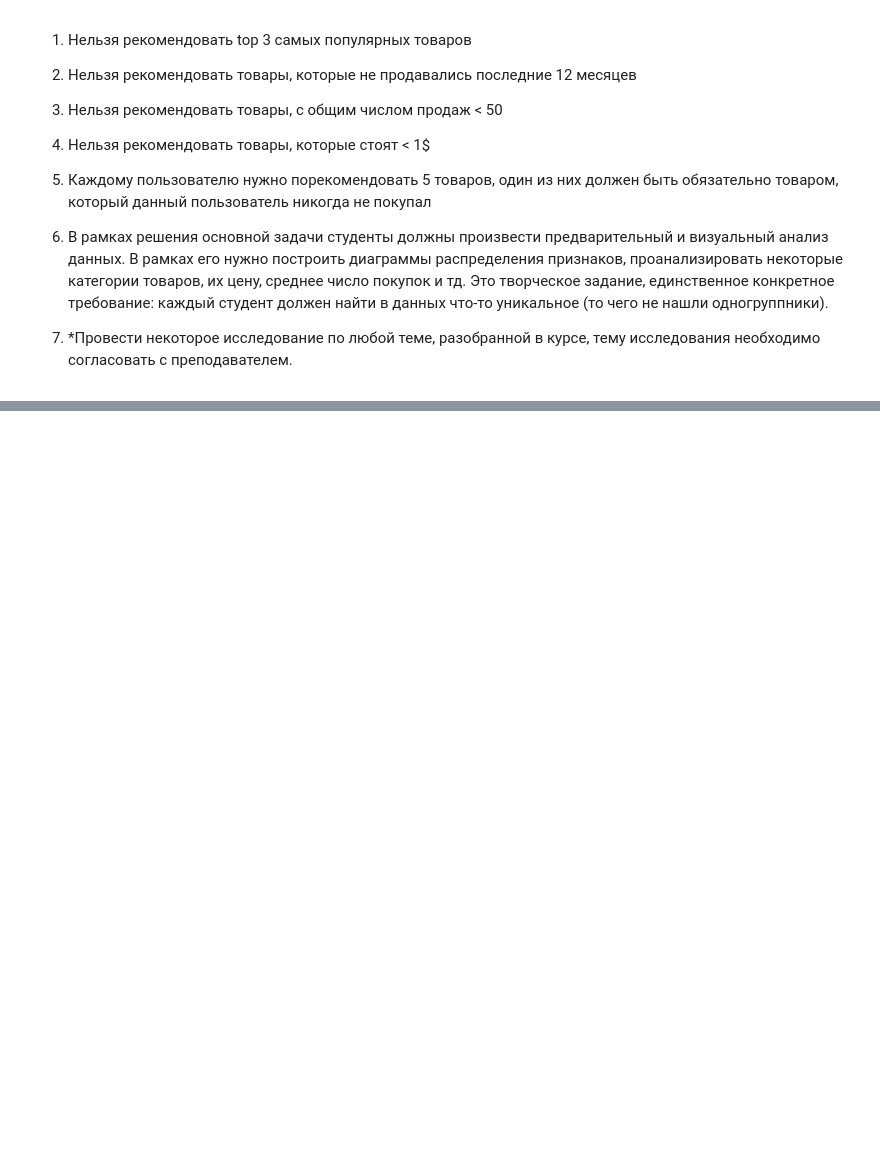
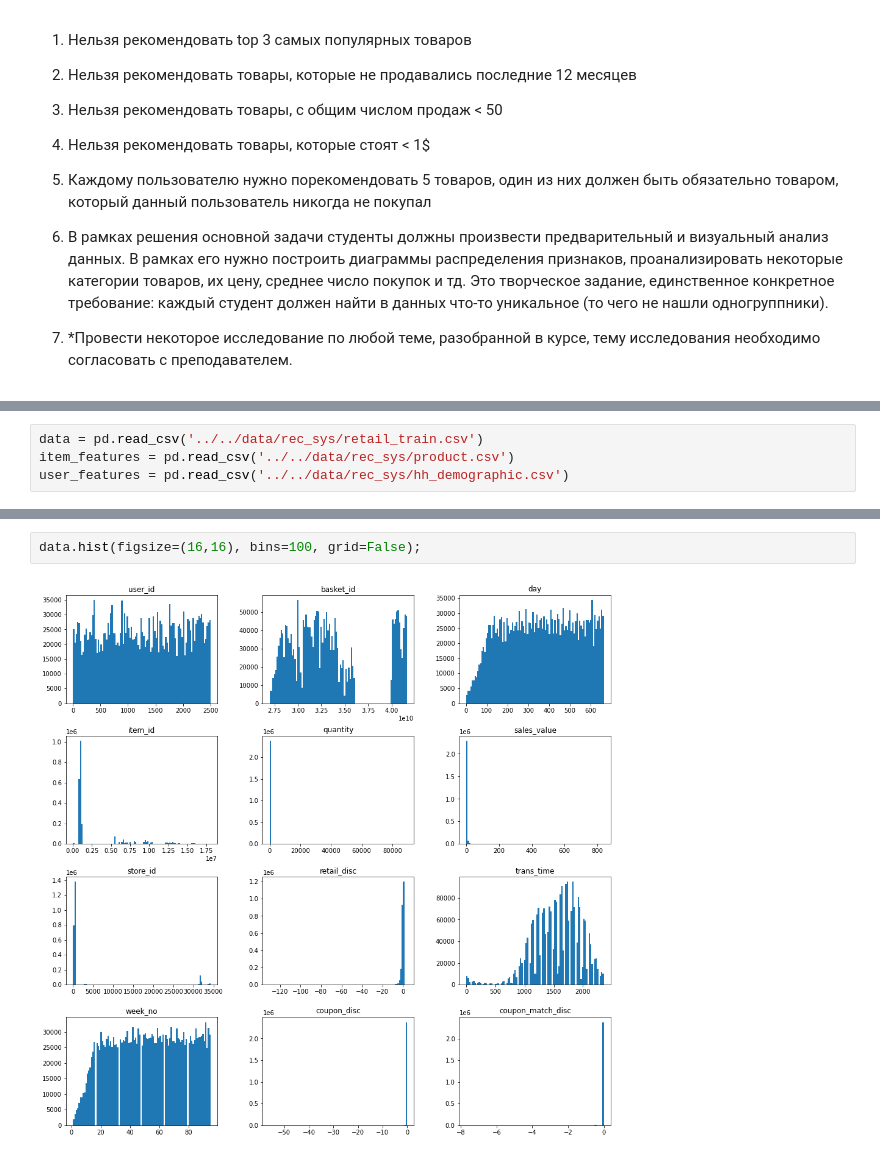
Before and after one commit to AndreiBazhenau/gb, a Jupyter notebook: rec_sys/course_project.ipynb, the cells around one changed output, grey strips where cells are left out. Saved outputs shown, nothing was run; the diff lists cells and outputs as text; blank space fills up the shorter version.

```diff
--- a/rec_sys/course_project.ipynb
+++ b/rec_sys/course_project.ipynb
@@ -20,0 +50,4 @@
+# %%
+data = pd.read_csv('../../data/rec_sys/retail_train.csv')
+item_features = pd.read_csv('../../data/rec_sys/product.csv')
+user_features = pd.read_csv('../../data/rec_sys/hh_demographic.csv')
@@ -20,0 +245,4 @@
+# %%
+data.hist(figsize=(16,16), bins=100, grid=False);
+# %% [output]
+[figure, added]
```
Also changed, not shown: parts of 41 cells of this notebook, 3 other files.
